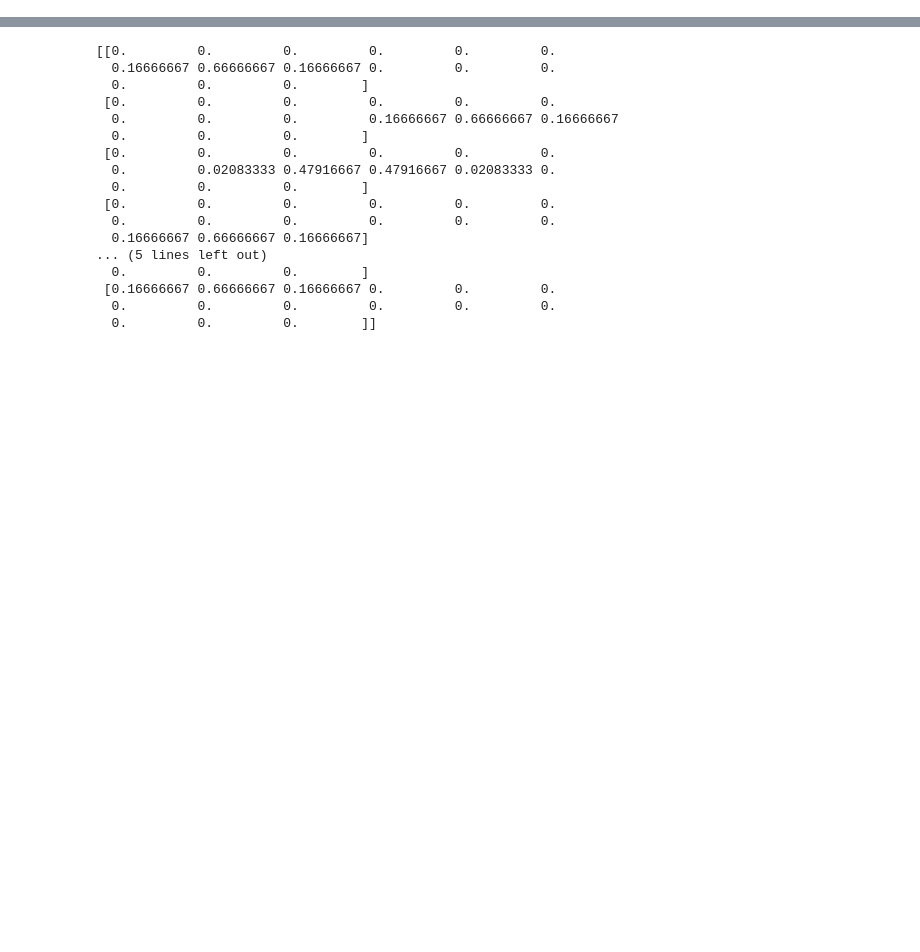
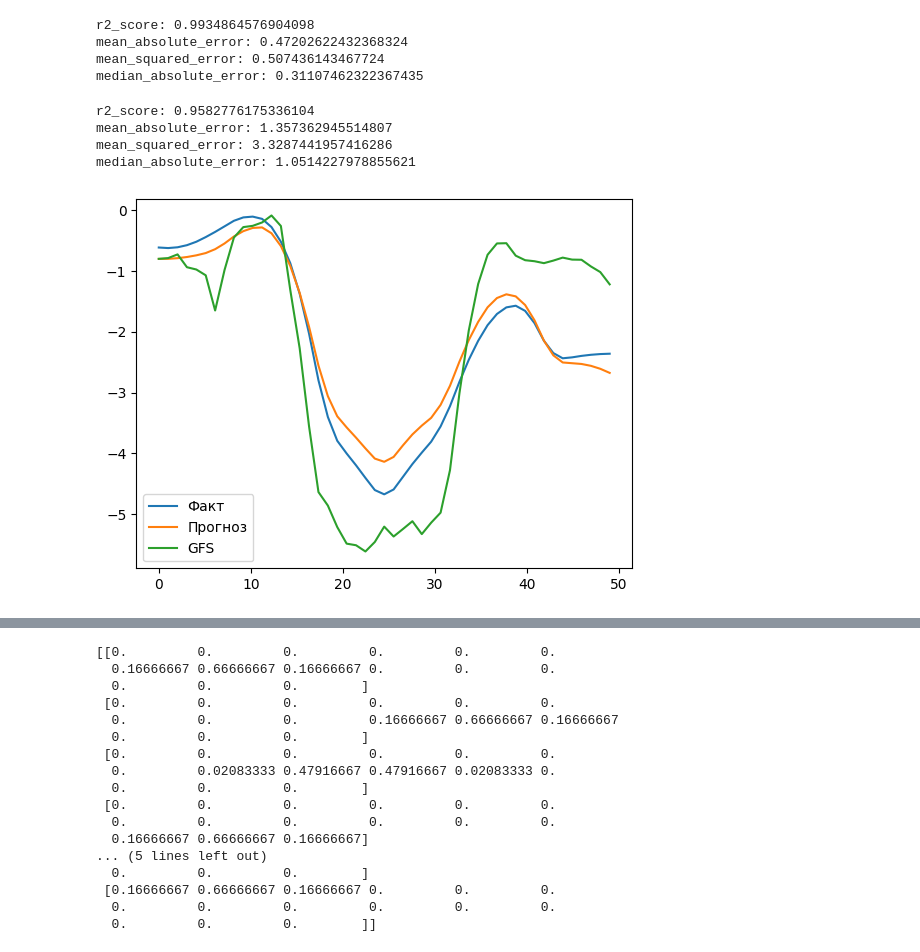
Before and after one commit to ruslanatsabryk/forecaster, a Jupyter notebook: dbconnection.ipynb, the cells around one changed output, grey strips where cells are left out. Drawn from its saved outputs; the diff is of its cells as text; code cells hidden in the pictures; blank space fills up the shorter version.

```diff
--- a/dbconnection.ipynb
+++ b/dbconnection.ipynb
@@ -208,12 +318,33 @@ print(y.shape)
 # %%
-X_train, X_test, y_train, y_test = train_test_split(X, y, test_size=0.1, shuffle = True)
-print(X_train)
-model = KNeighborsRegressor(n_neighbors = 25)
+
+# model = KNeighborsRegressor(n_neighbors = 7)
 # model = RidgeCV()
 # model = ExtraTreesRegressor(n_estimators=150, random_state=0)
-# model = RandomForestRegressor(n_estimators=150, random_state=0)
-model.fit(X_train, y_train)
-predicted = model.predict(X_test)
-r2 = model.score(X_test, y_test)
+model = RandomForestRegressor(n_estimators=150, random_state=0)
+# model = GaussianProcessRegressor(kernel=DotProduct() + WhiteKernel(), random_state=0)
+# model = MLPRegressor(hidden_layer_sizes=(49, 21, 7, 21, 49), random_state=0, max_iter=1000, alpha=0.0001, activation='relu')
+
+# Препроцессинг - трансформация целевых значений y
+if scaler_y:
+    regressor = TransformedTargetRegressor(regressor=model, transformer=transformer_y)
+else:
+    regressor = model
+
+# decomposition = PCA(n_components='mle', random_state=0, whiten = True)
+# decomposition = PCA(n_components=None, random_state=0, whiten = True, svd_solver='randomized') #!!
+# decomposition = IncrementalPCA(n_components=None, whiten = True)
+decomposition = KernelPCA(
+    n_components=None, kernel="rbf", gamma=10, fit_inverse_transform=True, alpha=0.1
+)
+
+
+# Препроцессинг - трансформация признаков X
+regr = make_pipeline(transformer_x, decomposition, regressor) if transformer_x else regressor
+# regr = make_pipeline(transformer_x, regressor) if transformer_x else regressor
+
+
+regr.fit(X_train, y_train)
+predicted = regr.predict(X_test)
+r2 = regr.score(X_test, y_test)
 r2
 # %% [output]
@@ -257,0 +372,26 @@ sns.lineplot(data=test_data)
+# %%
+_ = quality(y_test, predicted)
+# %% [output]
+r2_score: 0.9934864576904098
+mean_absolute_error: 0.47202622432368324
+mean_squared_error: 0.507436143467724
+median_absolute_error: 0.31107462322367435
+# %%
+_ = quality(X_train, y_train)
+# %% [output]
+r2_score: 0.9582776175336104
+mean_absolute_error: 1.357362945514807
+mean_squared_error: 3.3287441957416286
+median_absolute_error: 1.0514227978855621
+# %%
+y_points = np.linspace(0, y.shape[1], y.shape[1])
+# y_points_int = np.linspace(0, y.shape[1], y_int.shape[1])
+x_points = np.linspace(0, y.shape[1], X.shape[1])
+
+plt.plot(y_points, y_test[-12], label='Факт')
+plt.plot(y_points, predicted[-12], label='Прогноз')
+plt.plot(x_points, X_test[-12], label='GFS')
+plt.legend()
+plt.show()
+# %% [output]
+[figure, added]
```
Also changed, not shown: parts of 22 cells of this notebook.
